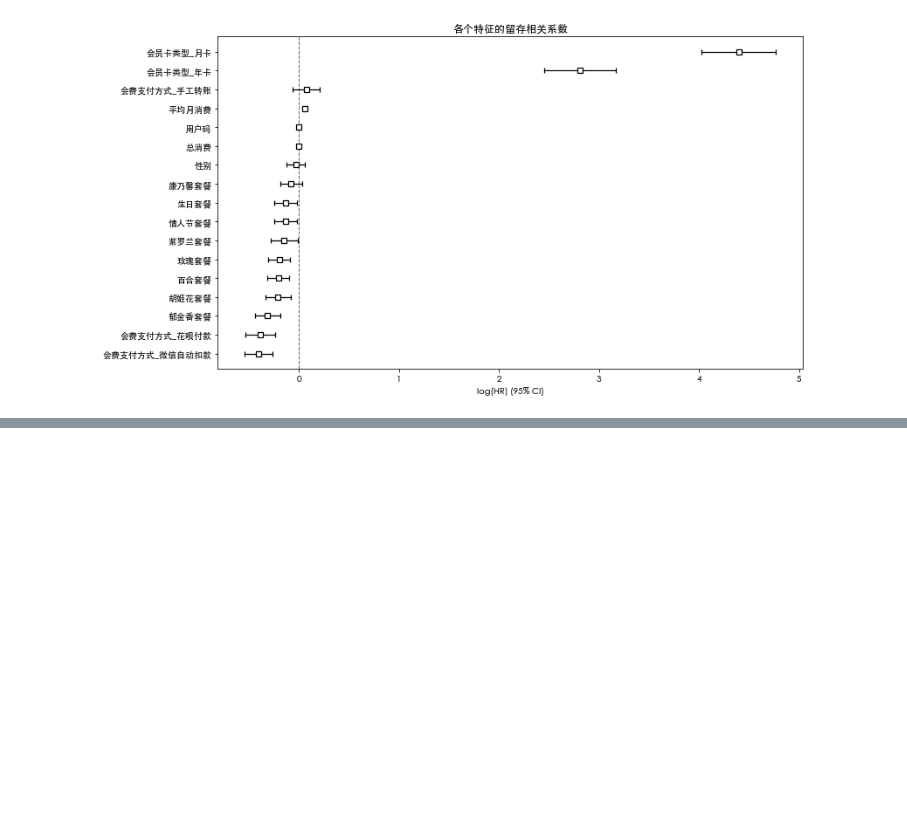
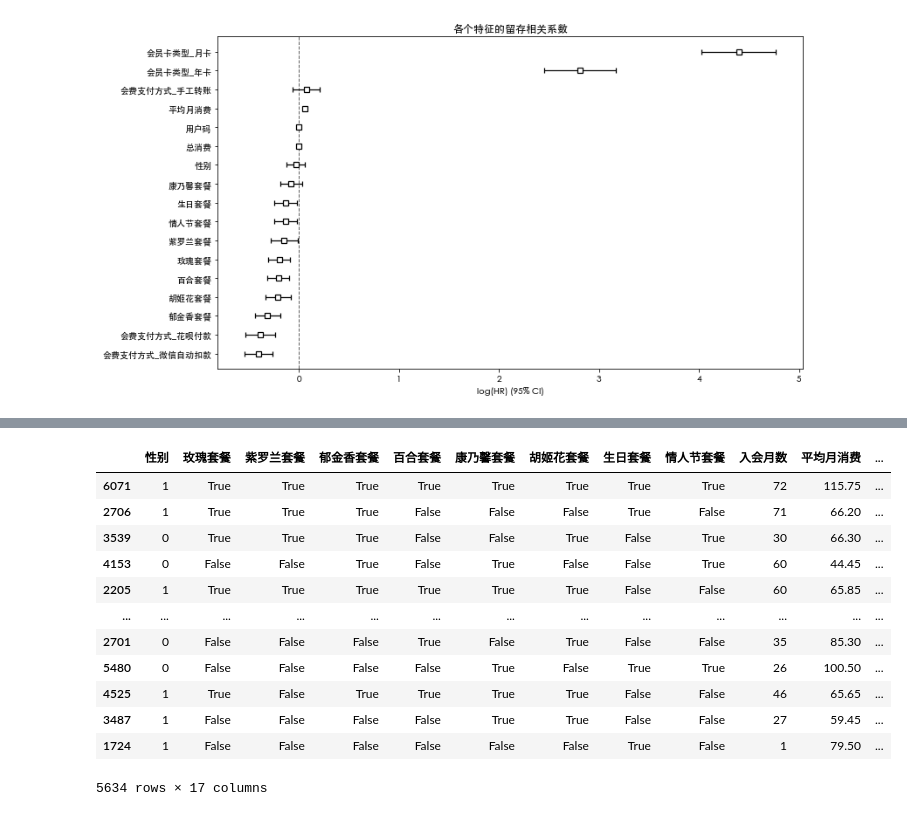
Before and after one commit to eazow/knowledge-hierarchy, a Jupyter notebook: python/machine-learning/retain.ipynb, the cells around one changed output, grey strips where cells are left out. Saved outputs shown, nothing was run; the diff lists cells and outputs as text; code cells hidden in the pictures; blank space fills up the shorter version.

```diff
--- a/python/machine-learning/retain.ipynb
+++ b/python/machine-learning/retain.ipynb
@@ -174,3 +174,6 @@ cph.plot(ax=ax) #绘图
 # %% [output]
 <AxesSubplot:title={'center':'各个特征的留存相关系数'}, xlabel='log(HR) (95% CI)'>
 [figure]
+# %%
+X = df_member.drop(['用户码','已停付会费'], axis = 1) # 构建特征集，用户码字段属于无用特征
+y = df_member.已停付会费.values # 构建标签集
@@ -176,0 +239,16 @@ cph.plot(ax=ax) #绘图
+# %%
+X_train
+# %% [output]
+|  | 性别 | 玫瑰套餐 | 紫罗兰套餐 | 郁金香套餐 | 百合套餐 | 康乃馨套餐 | 胡姬花套餐 | 生日套餐 | 情人节套餐 | 入会月数 | 平均月消费 | ... |
+| 6071 | 1 | True | True | True | True | True | True | True | True | 72 | 115.75 | ... |
+| 2706 | 1 | True | True | True | False | False | False | True | False | 71 | 66.20 | ... |
+| 3539 | 0 | True | True | True | False | False | True | False | True | 30 | 66.30 | ... |
+| 4153 | 0 | False | False | True | False | True | False | False | True | 60 | 44.45 | ... |
+| 2205 | 1 | True | True | True | True | True | True | False | False | 60 | 65.85 | ... |
+| ... | ... | ... | ... | ... | ... | ... | ... | ... | ... | ... | ... | ... |
+| 2701 | 0 | False | False | False | True | False | True | False | False | 35 | 85.30 | ... |
+| 5480 | 0 | False | False | False | False | True | False | True | True | 26 | 100.50 | ... |
+| 4525 | 1 | True | False | True | True | True | True | False | False | 46 | 65.65 | ... |
+| 3487 | 1 | False | False | False | False | True | True | False | False | 27 | 59.45 | ... |
+| 1724 | 1 | False | False | False | False | False | False | True | False | 1 | 79.50 | ... |
+5634 rows × 17 columns
```
Also changed, not shown: parts of 16 cells of this notebook, 1 other file.
